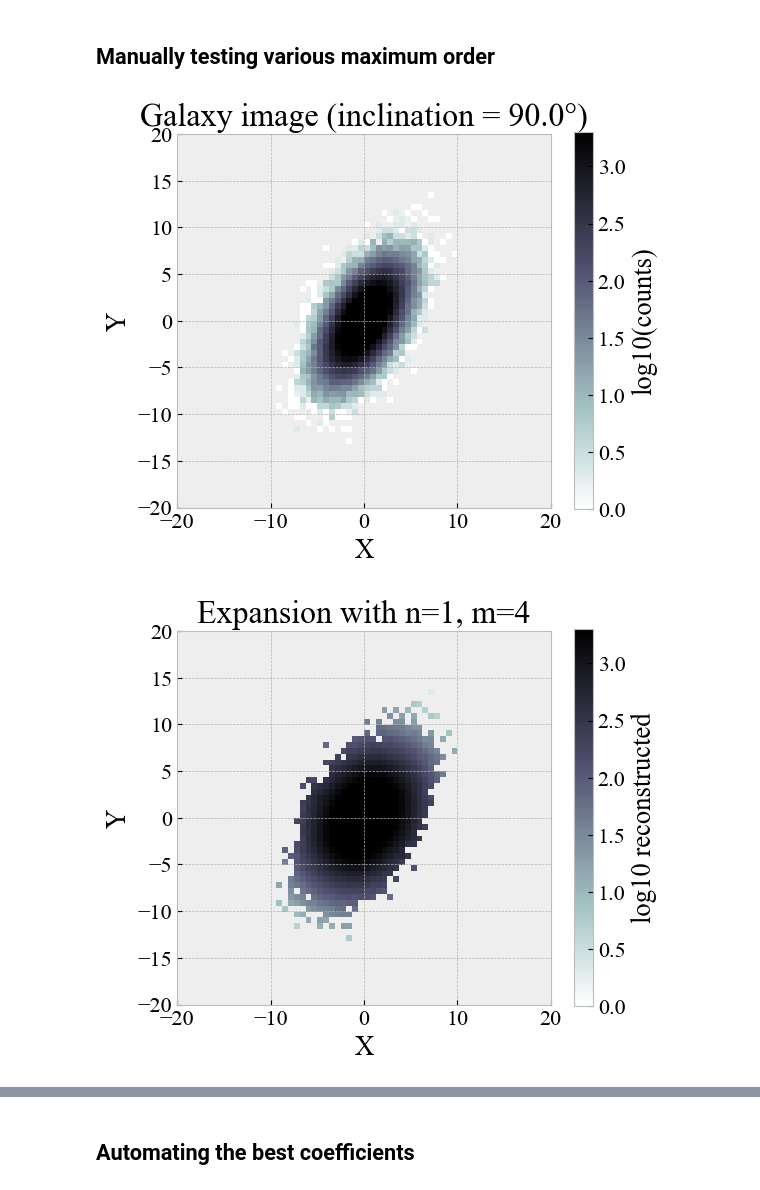
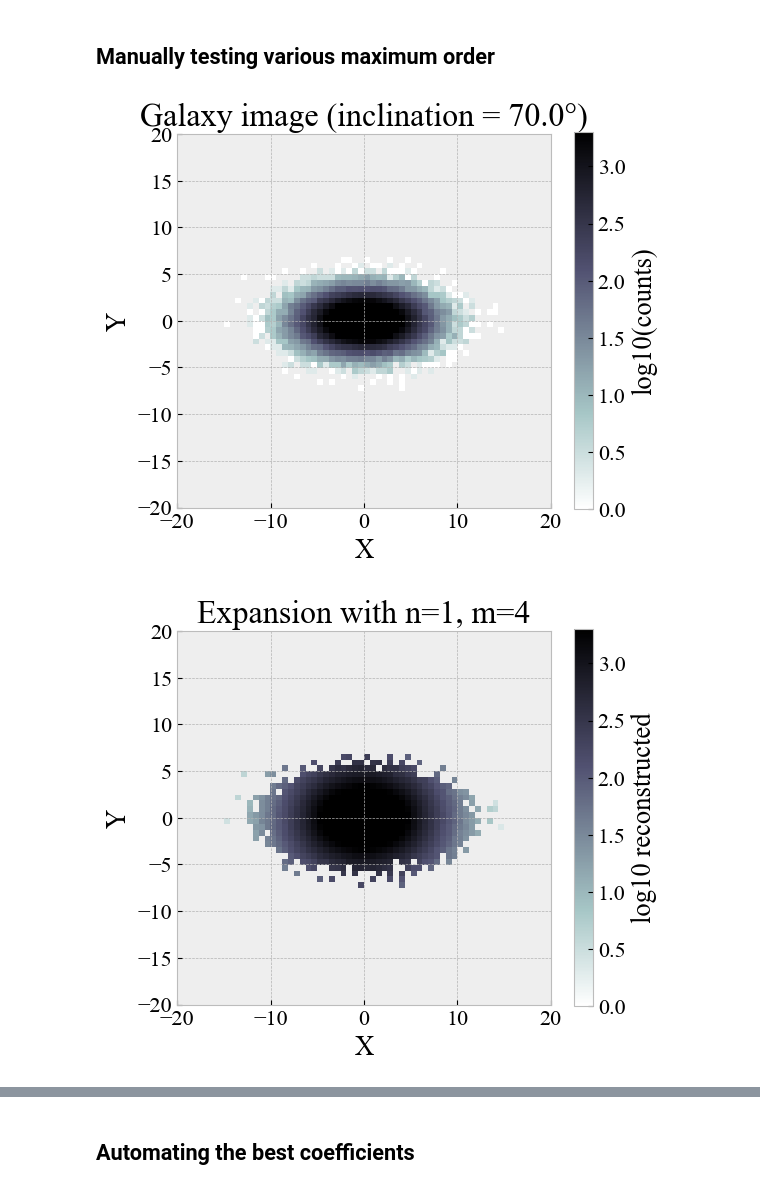
Before and after one commit to michael-petersen/GalaxyIncIinations, a Jupyter notebook: SimulatedGalaxiesAndExpansions.ipynb, the cells around one changed output, grey strips where cells are left out. Saved outputs shown, nothing was run; the diff lists cells and outputs as text; code cells hidden in the pictures.

```diff
--- a/SimulatedGalaxiesAndExpansions.ipynb
+++ b/SimulatedGalaxiesAndExpansions.ipynb
@@ -58,11 +58,11 @@ noise = 0.5
 # %% [markdown]
 ## Manually testing various maximum order
 # %%
-inc = 90.  # degrees, change as needed
+inc = 70.  # degrees, change as needed
 
 """Generating the galaxy image with the specified inclination"""
 D = DiscGalaxy(N=N, a=a)  # adjust N and a as needed
-D.rotate_disc(60, 60, 80, euler=True)  # rotate the disc to the desired inclination
+D.rotate_disc(60, 0,0)  # rotate the disc to the desired inclination
 D.generate_image(rmax=rmax, nbins=nbins, noiselevel=noise)
 img_orig = D.img.copy()
 
@@ -105,32 +105,32 @@ recon_img *= np.sum(img_orig) / np.sum(recon_img)
 recon_img = recon_img.T
 
 safe_recon = np.where(recon_img > 0, recon_img, np.nan)
 log_recon = np.log10(safe_recon)
 
 """Plotting the reconstructed image"""
 
 plt.figure(figsize=(6, 5))
 plt.imshow(log_recon, origin='lower', cmap='bone_r',
            extent=[D.x_edges[0], D.x_edges[-1], D.y_edges[0], D.y_edges[-1]],
            vmin=0., vmax=3.3)
 plt.colorbar(label='log10 reconstructed')
 plt.xlabel('X')
 plt.ylabel('Y')
 plt.title(f'Expansion with n={n}, m={m}')
 plt.tight_layout()
 plt.show()
 
 """Plotting the difference between the original and reconstructed images"""
 plt.figure()
 plt.imshow(D.img - recon_img, origin='lower', cmap=divergent,
            extent=[D.x_edges[0], D.x_edges[-1], D.y_edges[0], D.y_edges[-1]],
            vmin=-30., vmax=30.)
 plt.colorbar(label='original - reconstructed')
 plt.xlabel("X")
 plt.ylabel("Y")
 plt.title("Difference Image")
 plt.tight_layout()
 plt.show()
 # %% [output]
-[figure, old version]
+[figure, new version]
-[figure, old version]
+[figure, new version]
```
Also changed, not shown: parts of 1 cell of this notebook, 4 other files.
